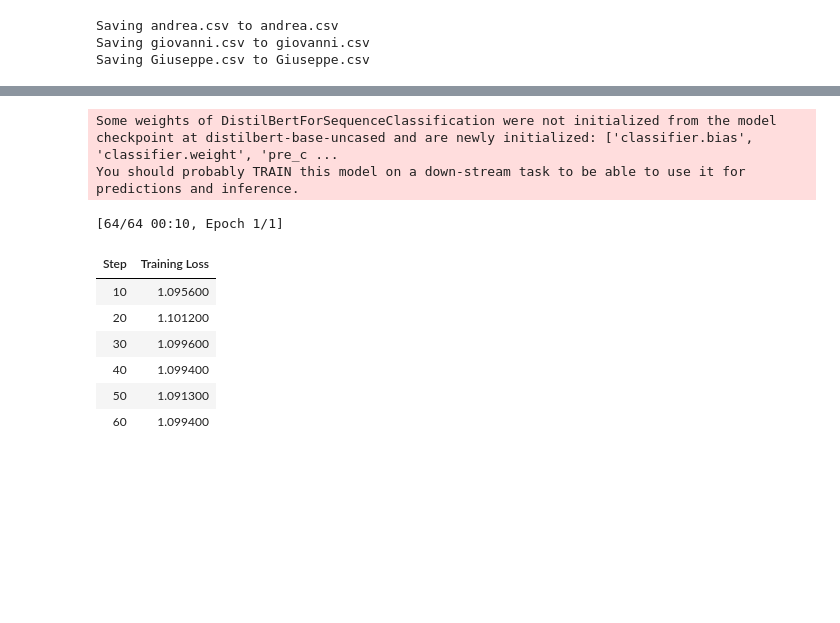
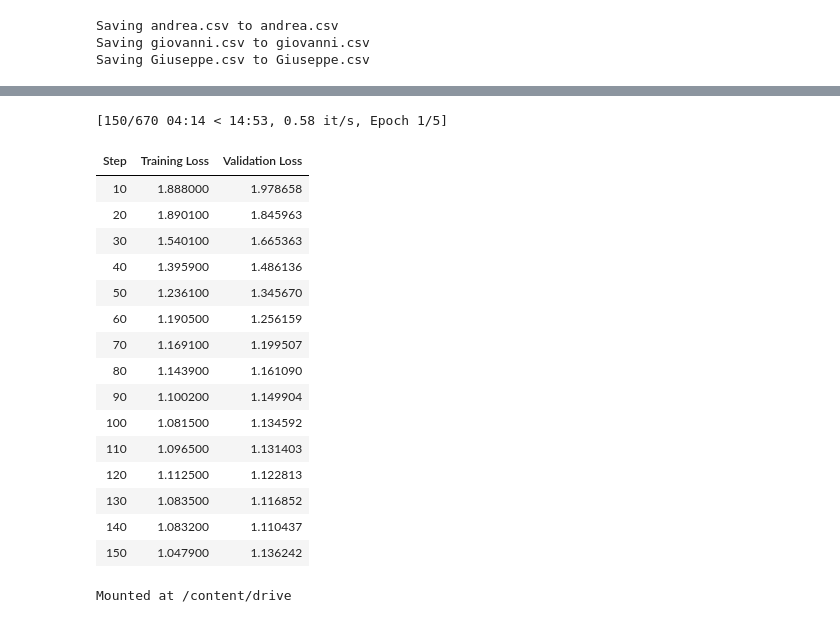
Before and after one commit to maloooon/Youtube_Sentiment_Analysis_on_AI_in_Europe, a Jupyter notebook: Sentiment.ipynb, the cells around one changed output, grey strips where cells are left out. Saved outputs shown, nothing was run; the diff lists cells and outputs as text; code cells hidden in the pictures; blank space fills up the shorter version.

```diff
--- a/Sentiment.ipynb
+++ b/Sentiment.ipynb
@@ -186,6 +187,7 @@ def DistilBertModel(train_comments, train_labels,
         train_dataset=train_dataset,         # training dataset
         eval_dataset=val_dataset,            # evaluation dataset
         tokenizer=tokenizer,
+        callbacks=[EarlyStoppingCallback(early_stopping_patience=3)] # Early Stopping for Overfitting
     )
 
     # Train the model
@@ -340,15 +342,33 @@ Positive comments: 85
 # %%
 # Using our evened out dataset, we can start applying the model
-model_trained, tokenizer_trained = DistilBertModel(train_comments, train_labels, val_comments, val_labels, batch_size_train = 16, batch_size_val = 16, num_labels = 3, epochs = 1, tokenizer = tokenizer)
+model_trained, tokenizer_trained = DistilBertModel(train_comments, train_labels, val_comments, val_labels, batch_size_train = 16, batch_size_val = 16, num_labels = 3, epochs = 5, tokenizer = tokenizer)
 save_model(model_trained, tokenizer_trained, path + "sentiment_model_fine_tuned_distilbert_english")
 # %% [output]
-Some weights of DistilBertForSequenceClassification were not initialized from the model checkpoint at distilbert-base-uncased and are newly initialized: ['classifier.bias', 'classifier.weight', 'pre_c ...
-You should probably TRAIN this model on a down-stream task to be able to use it for predictions and inference.
+[150/670 04:14 < 14:53, 0.58 it/s, Epoch 1/5]
-[64/64 00:10, Epoch 1/1]
-| Step | Training Loss |
-| 10 | 1.095600 |
-| 20 | 1.101200 |
-| 30 | 1.099600 |
-| 40 | 1.099400 |
-| 50 | 1.091300 |
-| 60 | 1.099400 |
+| Step | Training Loss | Validation Loss |
+| 10 | 1.888000 | 1.978658 |
+| 20 | 1.890100 | 1.845963 |
+| 30 | 1.540100 | 1.665363 |
+| 40 | 1.395900 | 1.486136 |
+| 50 | 1.236100 | 1.345670 |
+| 60 | 1.190500 | 1.256159 |
+| 70 | 1.169100 | 1.199507 |
+| 80 | 1.143900 | 1.161090 |
+| 90 | 1.100200 | 1.149904 |
+| 100 | 1.081500 | 1.134592 |
+| 110 | 1.096500 | 1.131403 |
+| 120 | 1.112500 | 1.122813 |
+| 130 | 1.083500 | 1.116852 |
+| 140 | 1.083200 | 1.110437 |
+| 150 | 1.047900 | 1.136242 |
+# %%
+# Save the fine-tuned model to your system
+
+# Mount to drive
+drive.mount('/content/drive')
+
+!cp -r /content/sentiment_model_fine_tuned_distilbert_english /content/drive/MyDrive/
+
+# Now download it from your Google Drive Account !
+# %% [output]
+Mounted at /content/drive
```
Also changed, not shown: parts of 3 cells of this notebook, 6 other files.
